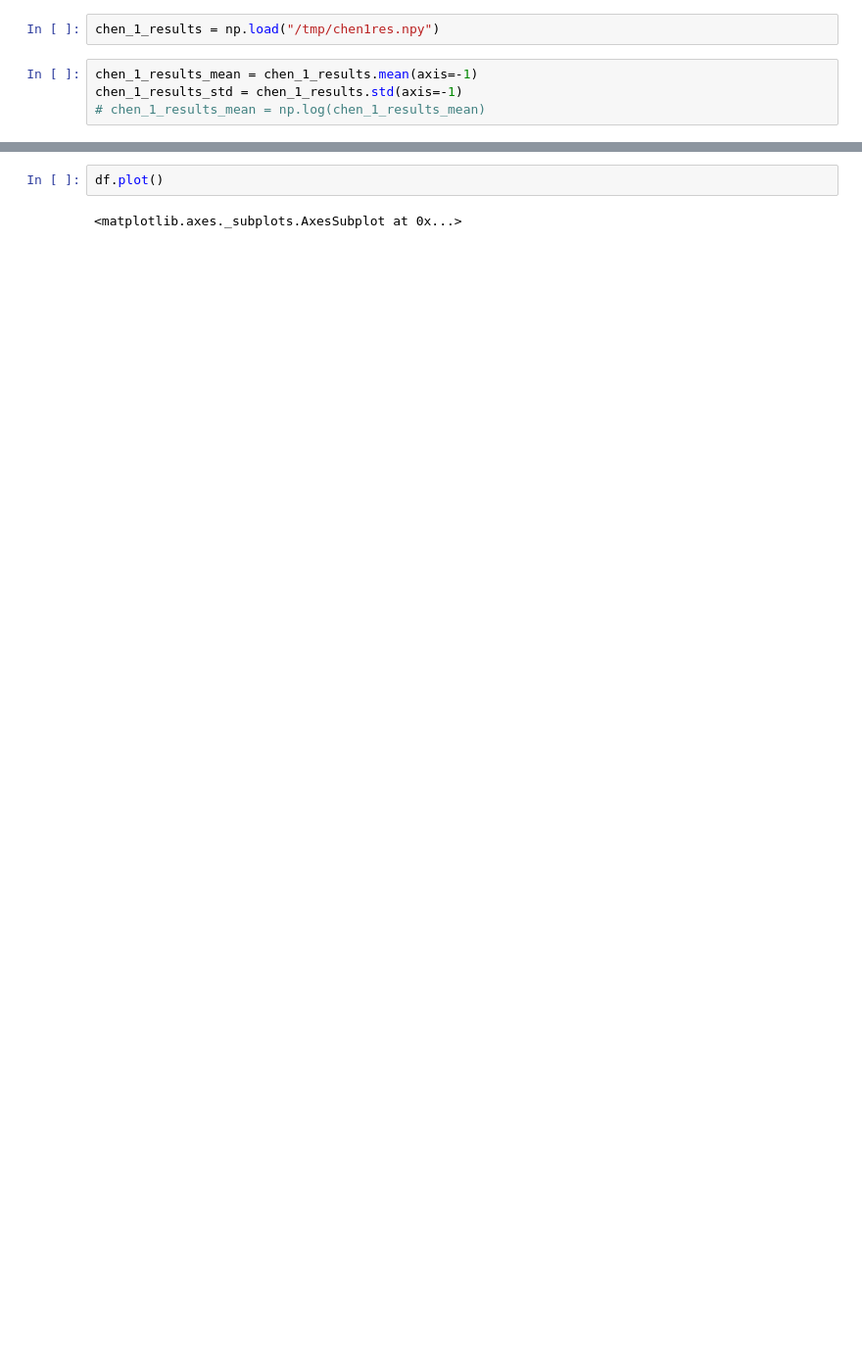
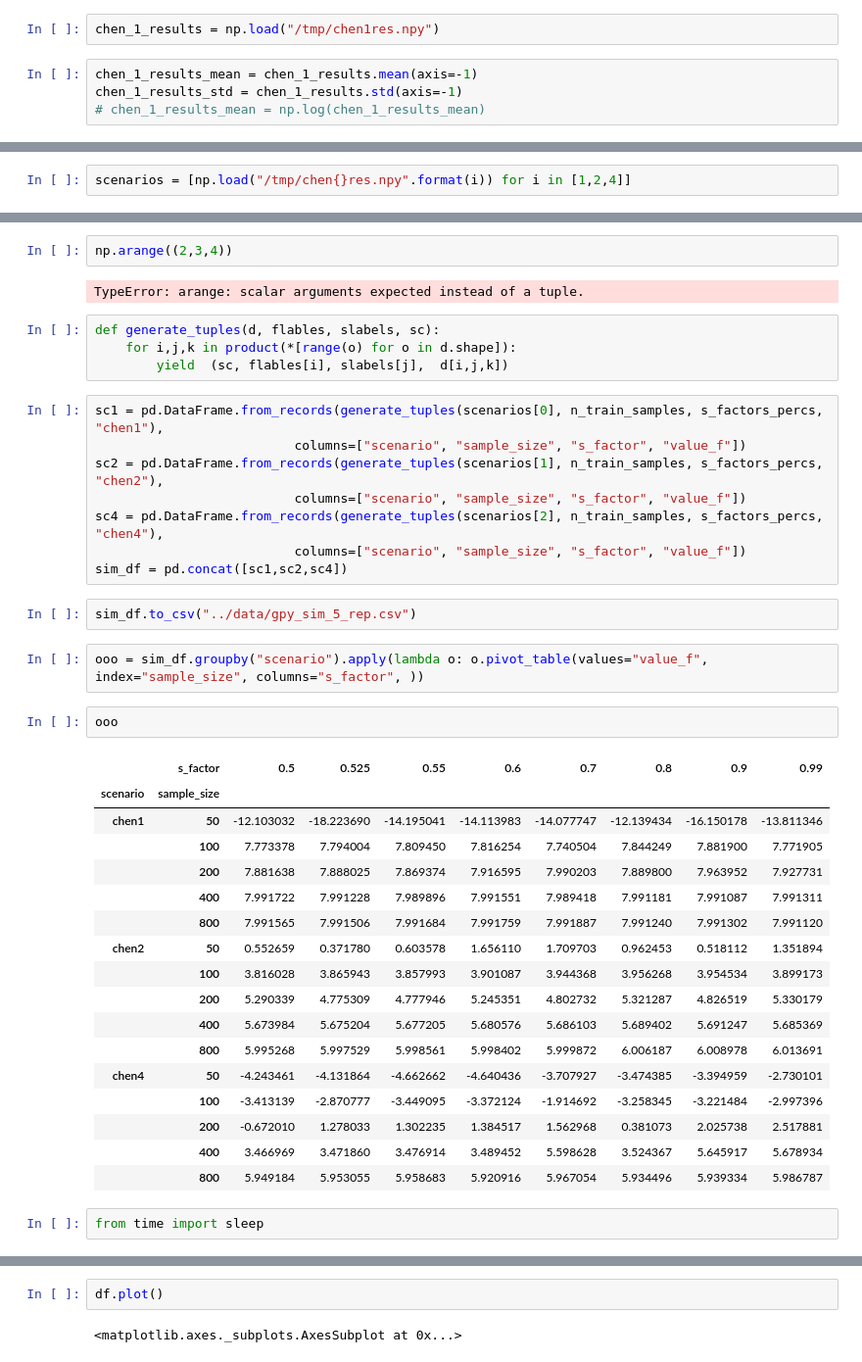
Before and after one commit to bestxolodec/DTR, a Jupyter notebook: py-notebooks/gpy_for_itr.ipynb, the cells around one changed output, grey strips where cells are left out. Shown at 98% size. Saved outputs shown, nothing was run; the diff lists cells and outputs as text; blank space fills up the shorter version.

```diff
--- a/py-notebooks/gpy_for_itr.ipynb
+++ b/py-notebooks/gpy_for_itr.ipynb
@@ -313,3 +300,5 @@ chen_1_results_std = chen_1_results.std(axis=-1)
+# %%
+scenarios = [np.load("/tmp/chen{}res.npy".format(i)) for i in [1,2,4]]
 # %%
 for i, ntr in enumerate(range(chen_1_results_mean.shape[0])):
     m, std = chen_1_results_mean[i,:], chen_1_results_std[i,:]
@@ -324,0 +347,42 @@ plt.xlabel("s factor")
+# %%
+np.arange((2,3,4))
+# %% [output]
+TypeError: arange: scalar arguments expected instead of a tuple.
+# %%
+def generate_tuples(d, flables, slabels, sc):
+    for i,j,k in product(*[range(o) for o in d.shape]):
+        yield  (sc, flables[i], slabels[j],  d[i,j,k])
+# %%
+sc1 = pd.DataFrame.from_records(generate_tuples(scenarios[0], n_train_samples, s_factors_percs, "chen1"),
+                          columns=["scenario", "sample_size", "s_factor", "value_f"])
+sc2 = pd.DataFrame.from_records(generate_tuples(scenarios[1], n_train_samples, s_factors_percs, "chen2"),
+                          columns=["scenario", "sample_size", "s_factor", "value_f"])
+sc4 = pd.DataFrame.from_records(generate_tuples(scenarios[2], n_train_samples, s_factors_percs, "chen4"),
+                          columns=["scenario", "sample_size", "s_factor", "value_f"])
+sim_df = pd.concat([sc1,sc2,sc4])
+# %%
+sim_df.to_csv("../data/gpy_sim_5_rep.csv")
+# %%
+ooo = sim_df.groupby("scenario").apply(lambda o: o.pivot_table(values="value_f", index="sample_size", columns="s_factor", ))
+# %%
+ooo
+# %% [output]
+|  | s_factor | 0.5 | 0.525 | 0.55 | 0.6 | 0.7 | 0.8 | 0.9 | 0.99 |
+| scenario | sample_size |  |  |  |  |  |  |  |  |
+| chen1 | 50 | -12.103032 | -18.223690 | -14.195041 | -14.113983 | -14.077747 | -12.139434 | -16.150178 | -13.811346 |
+|  | 100 | 7.773378 | 7.794004 | 7.809450 | 7.816254 | 7.740504 | 7.844249 | 7.881900 | 7.771905 |
+|  | 200 | 7.881638 | 7.888025 | 7.869374 | 7.916595 | 7.990203 | 7.889800 | 7.963952 | 7.927731 |
+|  | 400 | 7.991722 | 7.991228 | 7.989896 | 7.991551 | 7.989418 | 7.991181 | 7.991087 | 7.991311 |
+|  | 800 | 7.991565 | 7.991506 | 7.991684 | 7.991759 | 7.991887 | 7.991240 | 7.991302 | 7.991120 |
+| chen2 | 50 | 0.552659 | 0.371780 | 0.603578 | 1.656110 | 1.709703 | 0.962453 | 0.518112 | 1.351894 |
+|  | 100 | 3.816028 | 3.865943 | 3.857993 | 3.901087 | 3.944368 | 3.956268 | 3.954534 | 3.899173 |
+|  | 200 | 5.290339 | 4.775309 | 4.777946 | 5.245351 | 4.802732 | 5.321287 | 4.826519 | 5.330179 |
+|  | 400 | 5.673984 | 5.675204 | 5.677205 | 5.680576 | 5.686103 | 5.689402 | 5.691247 | 5.685369 |
+|  | 800 | 5.995268 | 5.997529 | 5.998561 | 5.998402 | 5.999872 | 6.006187 | 6.008978 | 6.013691 |
+| chen4 | 50 | -4.243461 | -4.131864 | -4.662662 | -4.640436 | -3.707927 | -3.474385 | -3.394959 | -2.730101 |
+|  | 100 | -3.413139 | -2.870777 | -3.449095 | -3.372124 | -1.914692 | -3.258345 | -3.221484 | -2.997396 |
+|  | 200 | -0.672010 | 1.278033 | 1.302235 | 1.384517 | 1.562968 | 0.381073 | 2.025738 | 2.517881 |
+|  | 400 | 3.466969 | 3.471860 | 3.476914 | 3.489452 | 5.598628 | 3.524367 | 5.645917 | 5.678934 |
+|  | 800 | 5.949184 | 5.953055 | 5.958683 | 5.920916 | 5.967054 | 5.934496 | 5.939334 | 5.986787 |
+# %%
+from time import sleep
```
Also changed, not shown: parts of 28 cells of this notebook, 3 other files.
